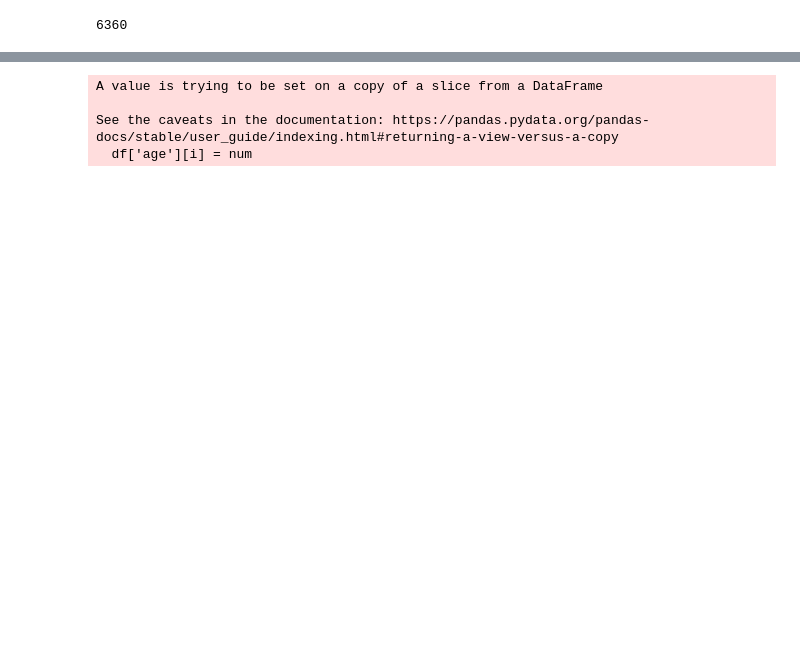
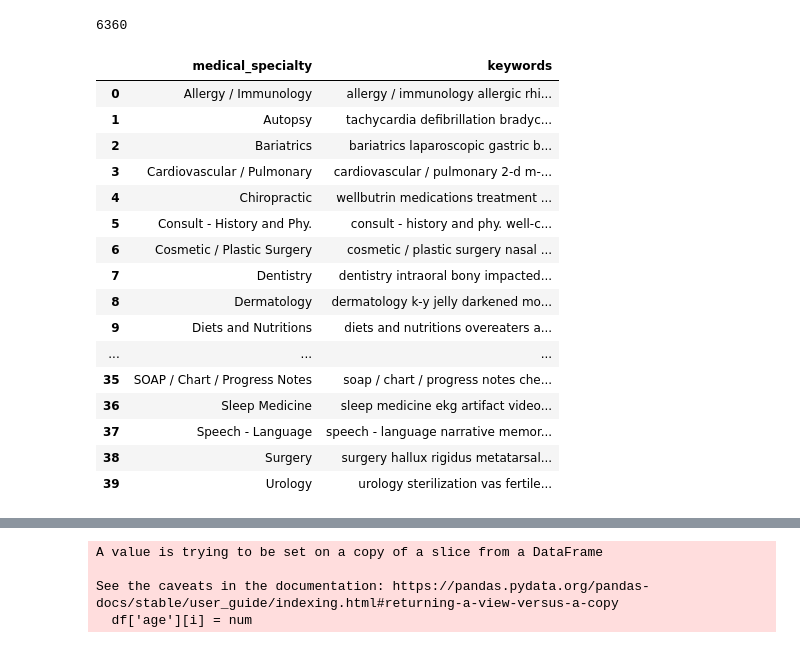
Before and after one commit to EZagoruyko/Medical-Records, a Jupyter notebook: MedRecords.ipynb, the cells around one changed output, grey strips where cells are left out. Saved outputs shown, nothing was run; the diff lists cells and outputs as text; code cells hidden in the pictures; blank space fills up the shorter version.

```diff
--- a/MedRecords.ipynb
+++ b/MedRecords.ipynb
@@ -115,0 +133,23 @@ len(all_keywords)
+# %%
+# посмотрим на словарь частоты встречаемости ключевых слов для специальности 'Dentistry'
+
+df_aggr_1 = df.groupby('medical_specialty').agg({'keywords':'sum'}).reset_index()
+df_aggr_1
+# %% [output]
+|  | medical_specialty | keywords |
+| 0 | Allergy / Immunology | allergy / immunology allergic rhi... |
+| 1 | Autopsy | tachycardia defibrillation bradyc... |
+| 2 | Bariatrics | bariatrics laparoscopic gastric b... |
+| 3 | Cardiovascular / Pulmonary | cardiovascular / pulmonary 2-d m-... |
+| 4 | Chiropractic | wellbutrin medications treatment ... |
+| 5 | Consult - History and Phy. | consult - history and phy. well-c... |
+| 6 | Cosmetic / Plastic Surgery | cosmetic / plastic surgery nasal ... |
+| 7 | Dentistry | dentistry intraoral bony impacted... |
+| 8 | Dermatology | dermatology k-y jelly darkened mo... |
+| 9 | Diets and Nutritions | diets and nutritions overeaters a... |
+| ... | ... | ... |
+| 35 | SOAP / Chart / Progress Notes | soap / chart / progress notes che... |
+| 36 | Sleep Medicine | sleep medicine ekg artifact video... |
+| 37 | Speech - Language | speech - language narrative memor... |
+| 38 | Surgery | surgery hallux rigidus metatarsal... |
+| 39 | Urology | urology sterilization vas fertile... |
```
Also changed, not shown: parts of 6 cells of this notebook.
